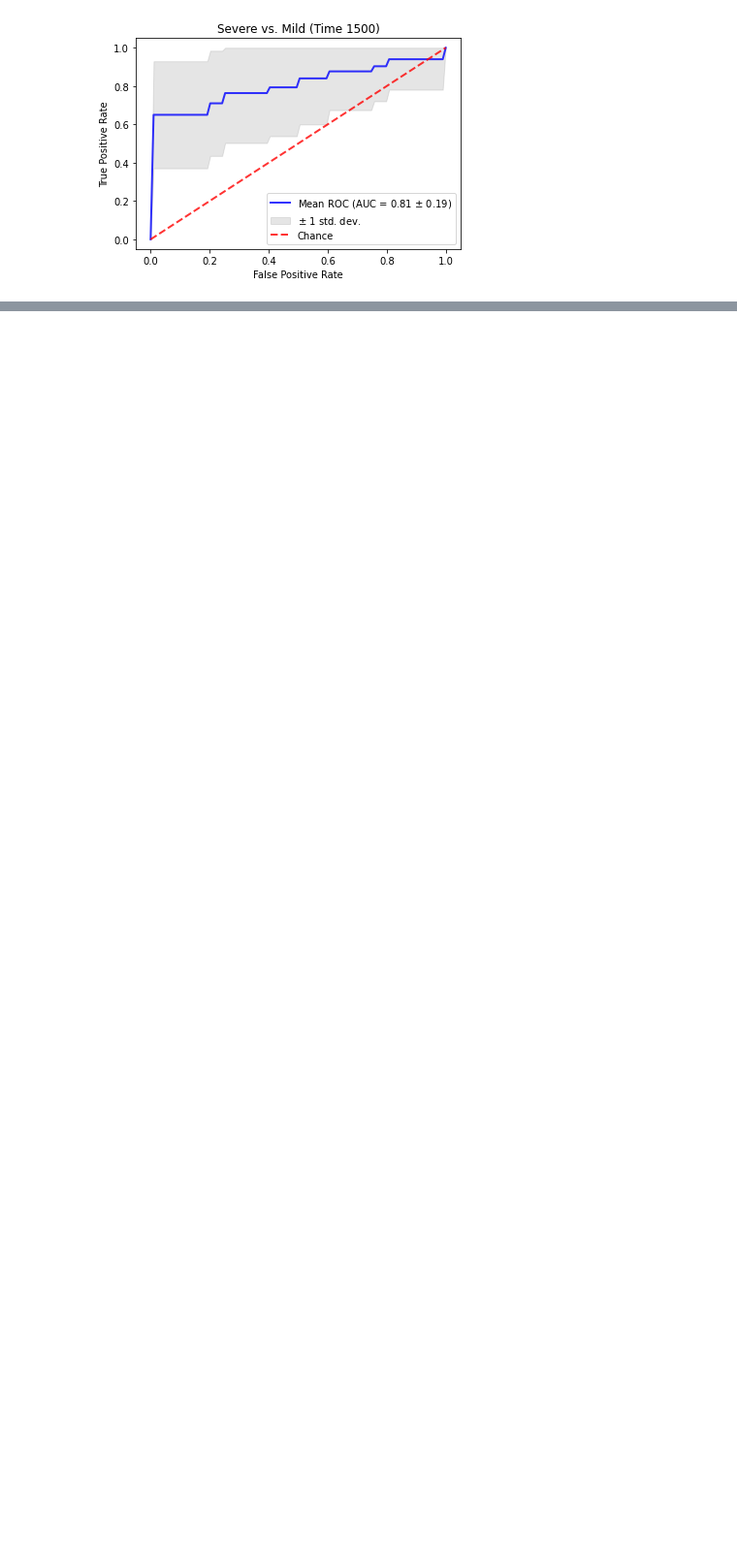
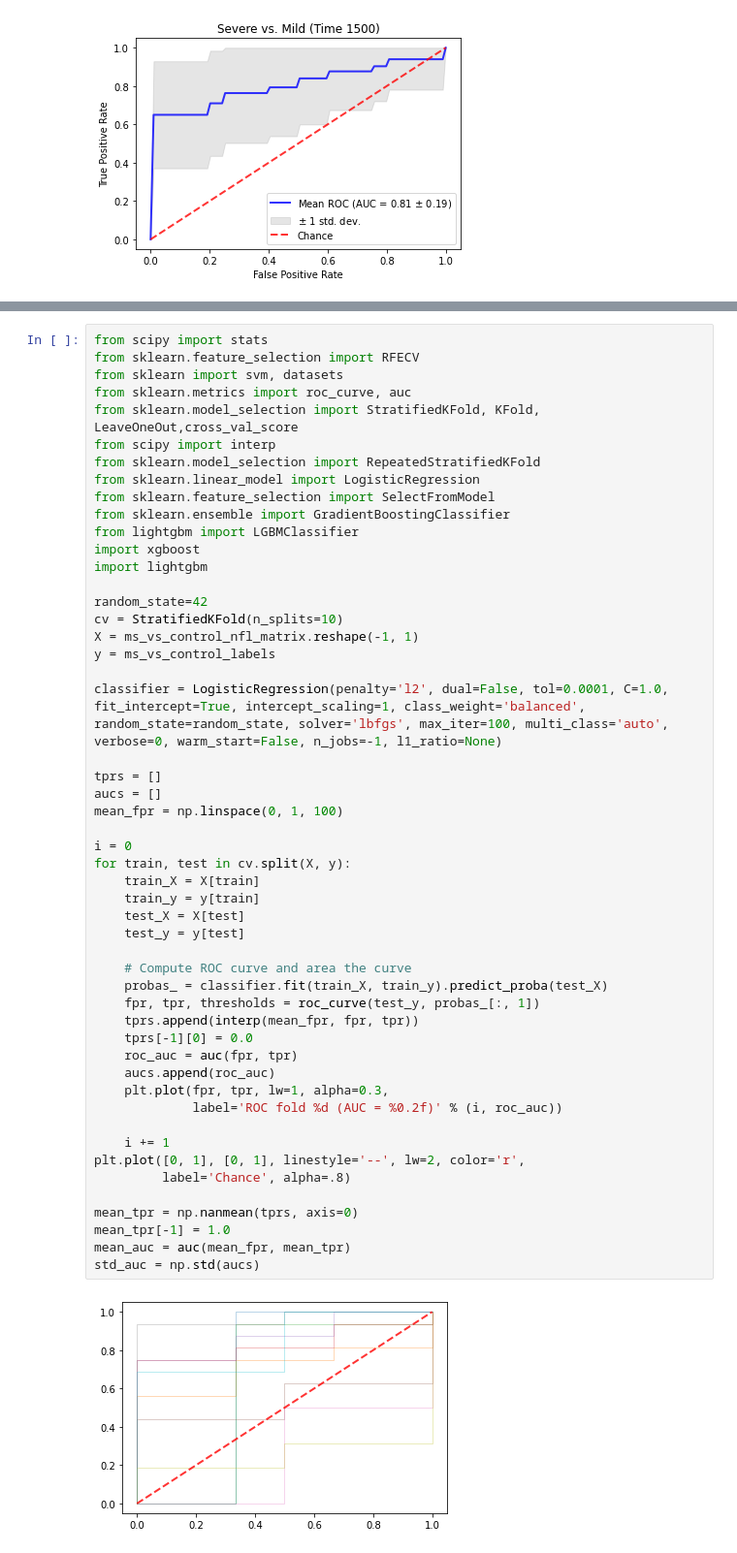
Before and after one commit to epifluidlab/ms_cfnda_wgbs_manuscript, a Jupyter notebook: code/ms_pitts_wgbs.manuscript.2025.v1.ipynb, the cells around one changed output, grey strips where cells are left out. Shown: that part at 97% size. Cells and saved outputs as stored; diff of their text form; blank space fills up the shorter version.

```diff
--- a/code/ms_pitts_wgbs.manuscript.2025.v1.ipynb
+++ b/code/ms_pitts_wgbs.manuscript.2025.v1.ipynb
@@ -1861,0 +1959,53 @@ f.savefig("/Users/yaping/Documents/workspace/projects/ms_wgbs/performance_model.
+# %%
+from scipy import stats
+from sklearn.feature_selection import RFECV
+from sklearn import svm, datasets
+from sklearn.metrics import roc_curve, auc
+from sklearn.model_selection import StratifiedKFold, KFold, LeaveOneOut,cross_val_score
+from scipy import interp
+from sklearn.model_selection import RepeatedStratifiedKFold
+from sklearn.linear_model import LogisticRegression
+from sklearn.feature_selection import SelectFromModel
+from sklearn.ensemble import GradientBoostingClassifier
+from lightgbm import LGBMClassifier
+import xgboost
+import lightgbm
+
+random_state=42
+cv = StratifiedKFold(n_splits=10)
+X = ms_vs_control_nfl_matrix.reshape(-1, 1)
+y = ms_vs_control_labels
+
+classifier = LogisticRegression(penalty='l2', dual=False, tol=0.0001, C=1.0, fit_intercept=True, intercept_scaling=1, class_weight='balanced', random_state=random_state, solver='lbfgs', max_iter=100, multi_class='auto', verbose=0, warm_start=False, n_jobs=-1, l1_ratio=None)
+
+tprs = []
+aucs = []
+mean_fpr = np.linspace(0, 1, 100)
+
+i = 0
+for train, test in cv.split(X, y):
+    train_X = X[train]
+    train_y = y[train]
+    test_X = X[test]
+    test_y = y[test]
+
+    # Compute ROC curve and area the curve
+    probas_ = classifier.fit(train_X, train_y).predict_proba(test_X)
+    fpr, tpr, thresholds = roc_curve(test_y, probas_[:, 1])
+    tprs.append(interp(mean_fpr, fpr, tpr))
+    tprs[-1][0] = 0.0
+    roc_auc = auc(fpr, tpr)
+    aucs.append(roc_auc)
+    plt.plot(fpr, tpr, lw=1, alpha=0.3,
+             label='ROC fold %d (AUC = %0.2f)' % (i, roc_auc))
+
+    i += 1
+plt.plot([0, 1], [0, 1], linestyle='--', lw=2, color='r',
+         label='Chance', alpha=.8)
+
+mean_tpr = np.nanmean(tprs, axis=0)
+mean_tpr[-1] = 1.0
+mean_auc = auc(mean_fpr, mean_tpr)
+std_auc = np.std(aucs)
+# %% [output]
+[figure, added]
```
Also changed, not shown: parts of 16 cells of this notebook.
